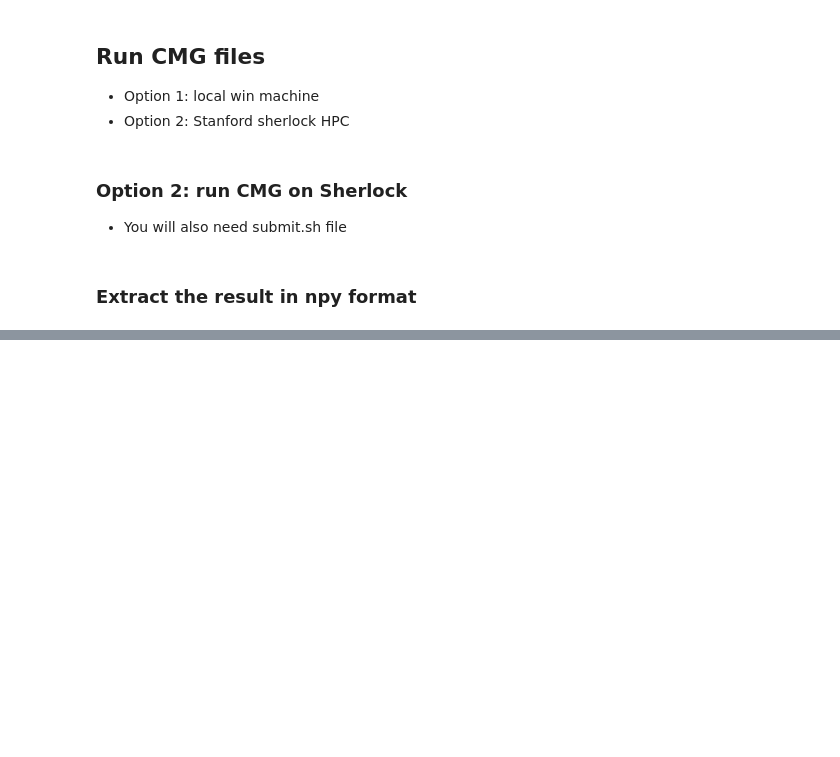
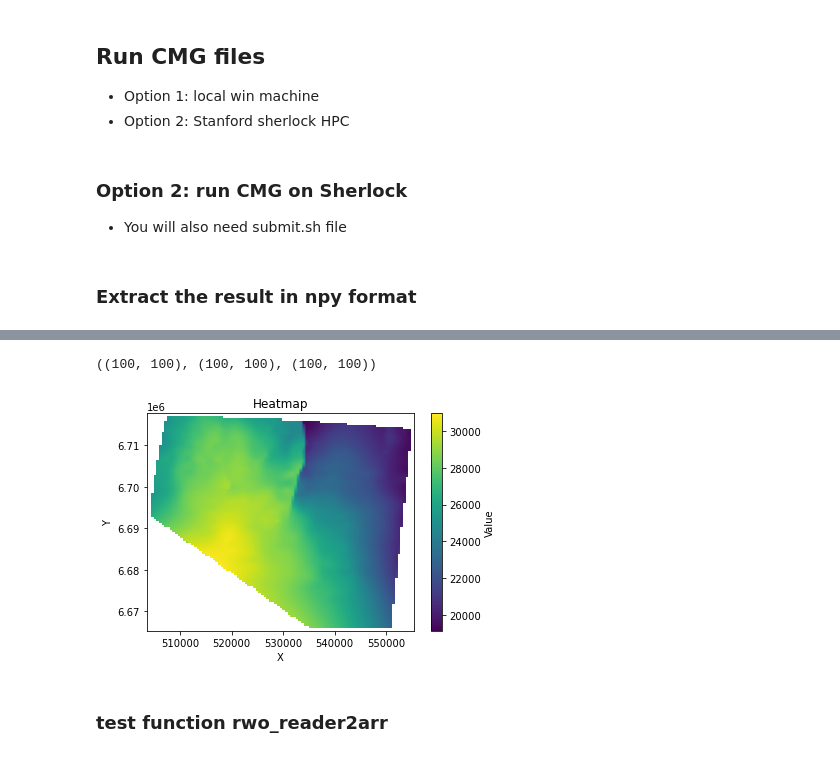
Before and after one commit to JihuiDing/pyCCUS-public, a Jupyter notebook: demo/example_file_JD.ipynb, the cells around one changed output, grey strips where cells are left out. Cells and saved outputs as stored; diff of their text form; code cells hidden in the pictures; blank space fills up the shorter version.

```diff
--- a/demo/example_file_JD.ipynb
+++ b/demo/example_file_JD.ipynb
@@ -149,0 +177,3 @@ wrt_cmgrwd_grids(sim_sr3=case_name,
+# %%
+df = read_rwo2csv(path2file=os.path.join(folder_path, 'datfiles', 'rwo_case2', 'case2_PRES_layer1.rwo'))
+df
@@ -149,0 +196,24 @@ wrt_cmgrwd_grids(sim_sr3=case_name,
+# %%
+    def xy_interp_to_arr(df, num_x, num_y, interp_method, query, x_dir_key='X', y_dir_key='Y'):
+        """
+        interp_method = {‘linear’, ‘nearest’, ‘cubic’}
+        num_x, num_y = int. Number of query pts along x or y axis.
+        x, y, values = df columns
+        """
+
+        x = df[x_dir_key].values
+        y = df[y_dir_key].values
+        val = df[query].values
+
+        # Define grid
+        xi = np.linspace(np.min(x), np.max(x), num_x)
+        yi = np.linspace(np.min(y), np.max(y), num_y)
+        x_new, y_new = np.meshgrid(xi, yi)
+
+        val_new = griddata((x, y), val, (x_new, y_new), method=interp_method)
+
+        return x_new, y_new, val_new
+# %%
+from scipy.interpolate import griddata
+x_new, y_new, val_new = xy_interp_to_arr(df, 100, 100, 'linear', 'Pressure_2026-Jan-01', x_dir_key='X', y_dir_key='Y')
+val_new
@@ -149,0 +228,15 @@ wrt_cmgrwd_grids(sim_sr3=case_name,
+# %%
+x_new.shape, y_new.shape, val_new.shape
+# %% [output]
+((100, 100), (100, 100), (100, 100))
+# %%
+plt.imshow(val_new, extent=[x_new.min(), x_new.max(), y_new.min(), y_new.max()], origin='lower', cmap='viridis', aspect='auto')
+plt.colorbar(label='Value')
+plt.xlabel('X')
+plt.ylabel('Y')
+plt.title('Heatmap')
+plt.show()
+# %% [output]
+[figure, added]
+# %% [markdown]
+### test function rwo_reader2arr
```
Also changed, not shown: parts of 13 cells of this notebook, 1 other file.
